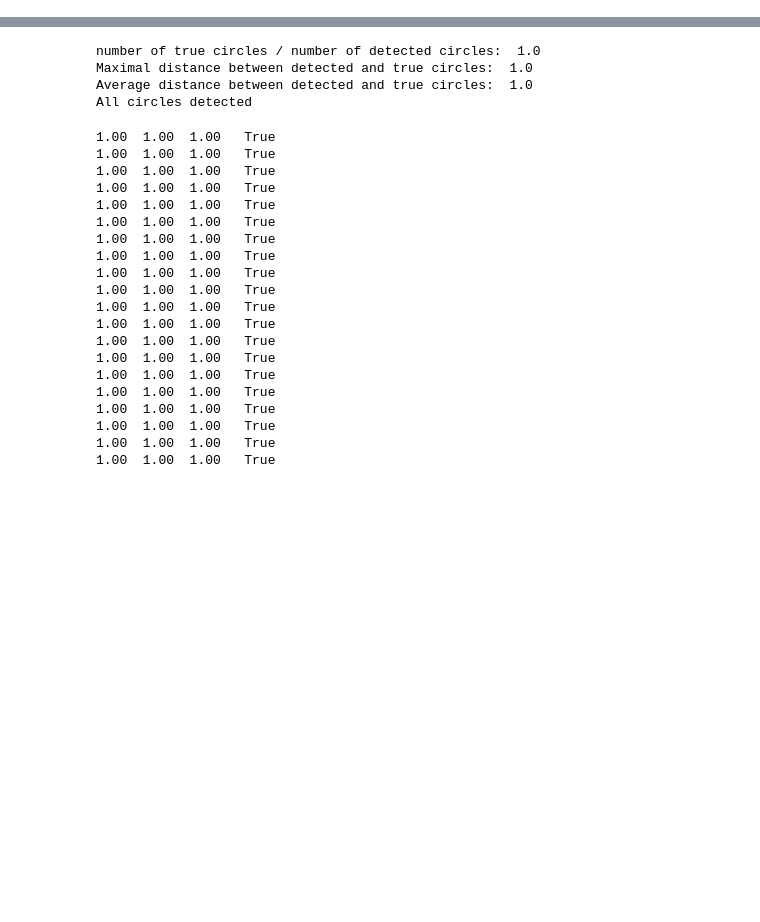
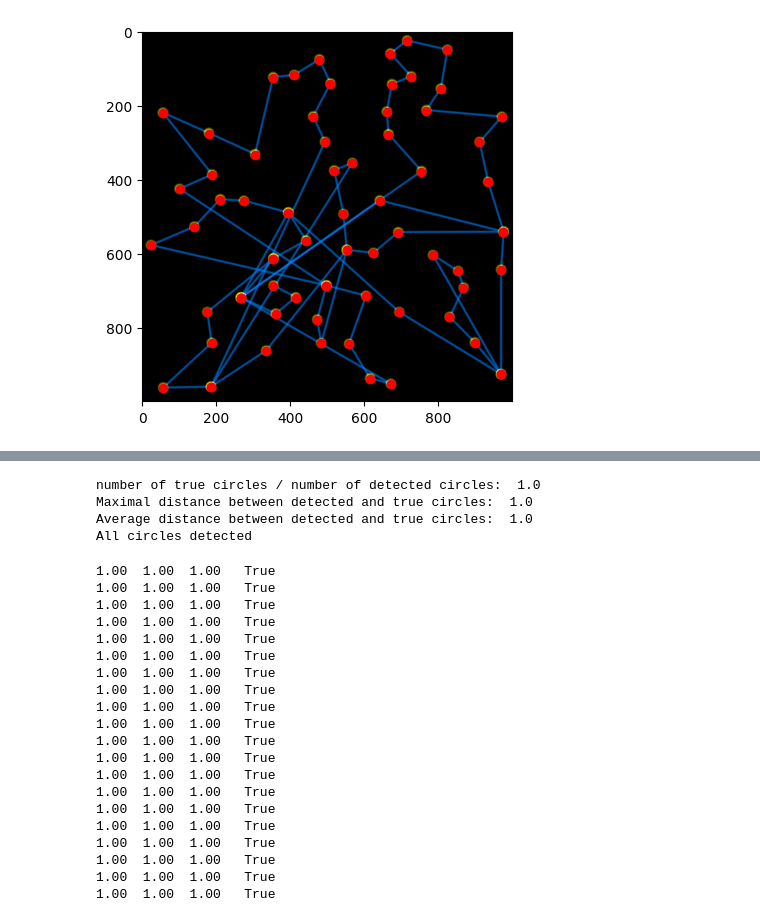
Before and after one commit to maximedrouhin/AI-Lab_Traveling-Salesman-Problem, a Jupyter notebook: circle_detection_metric.ipynb, the cells around one changed output, grey strips where cells are left out. Drawn from its saved outputs; the diff is of its cells as text; code cells hidden in the pictures; blank space fills up the shorter version.

```diff
--- a/circle_detection_metric.ipynb
+++ b/circle_detection_metric.ipynb
@@ -6,6 +6,16 @@ import numpy as np
 
 import matplotlib.pyplot as plt
 from functools import partial
+# %%
+circle = np.load("circle.npy")
+
+#test the new generate function
+img, pos = picture_creator.generate((1000,1000), 100, circle, tsp=True, shuffle=10)
+plt.imshow(img)
+for p in pos:
+    plt.plot(p[0], p[1], 'ro')
+# %% [output]
+[figure, added]
 # %%
 generator_function = partial(picture_creator.generate_random_picure)
 detecter_function = partial(circle_detection_functions.get_yellow_circles_cv2)
```
Also changed, not shown: parts of 1 cell of this notebook, 2 other files.
